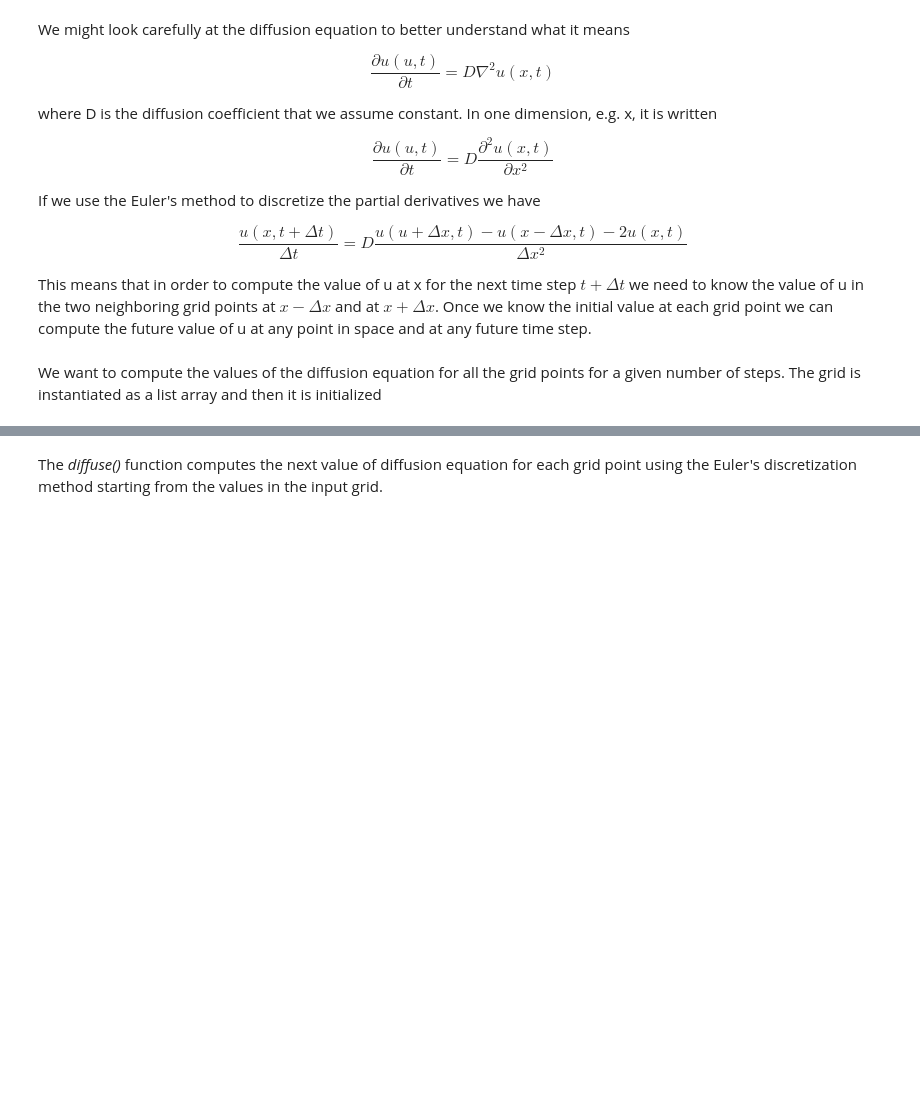
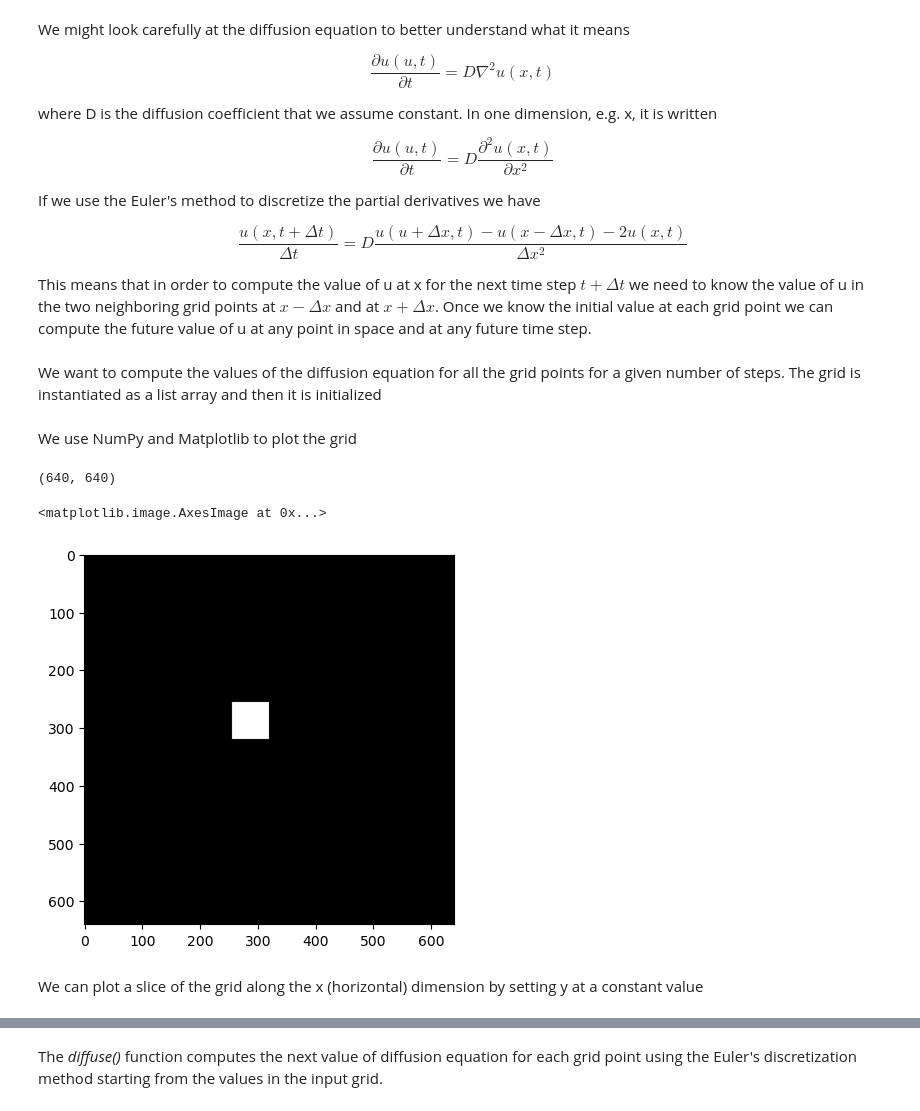
Before and after one commit to luigiselmi/python_hpc, a Jupyter notebook: ch6/hpc_ch6.ipynb, the cells around one changed output, grey strips where cells are left out. Cells and saved outputs as stored; diff of their text form; code cells hidden in the pictures; blank space fills up the shorter version.

```diff
--- a/ch6/hpc_ch6.ipynb
+++ b/ch6/hpc_ch6.ipynb
@@ -31,3 +31,21 @@ def init_grid(grid_shape):
         for j in range(block_low, block_high):
             grid[i][j] = 0.005
     return grid
+# %% [markdown]
+We use NumPy and Matplotlib to plot the grid
+# %%
+import numpy as np
+import matplotlib.pyplot as plt
+grid_shape = (640, 640)
+grid = init_grid(grid_shape)
+grid_array = np.array(grid)
+grid_array.shape
+# %% [output]
+(640, 640)
+# %%
+plt.imshow(grid_array, cmap='gray')
+# %% [output]
+<matplotlib.image.AxesImage at 0x...>
+[figure, added]
+# %% [markdown]
+We can plot a slice of the grid along the x (horizontal) dimension by setting y at a constant value
```
Also changed, not shown: parts of 13 cells of this notebook, 1 other file.
